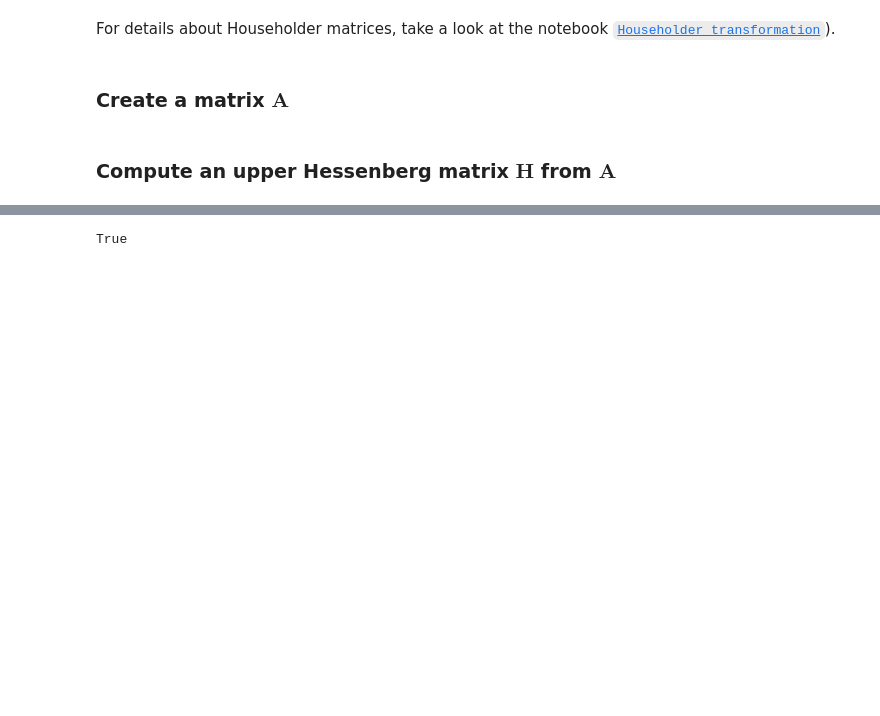
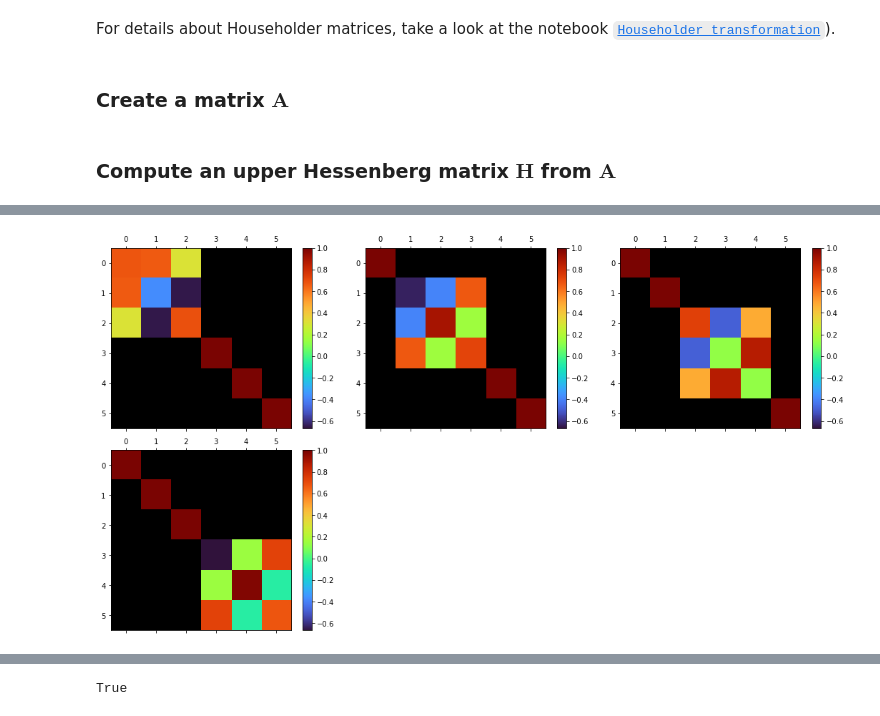
Before and after one commit to birocoles/matcomp, a Jupyter notebook: code/Francis_QR_step.ipynb, the cells around one changed output, grey strips where cells are left out. Cells and saved outputs as stored; diff of their text form; code cells hidden in the pictures; blank space fills up the shorter version.

```diff
--- a/code/Francis_QR_step.ipynb
+++ b/code/Francis_QR_step.ipynb
@@ -83,0 +189,23 @@ plf.plot_matrices(matrices=[H, ZTHZ, Pk], size=(15,4), tol=1e-15, shape=(1,3))
+# %%
+for k in range(0, N-3):
+
+    x = ZTHZ[k+1, k]
+    y = ZTHZ[k+2, k]
+    z = ZTHZ[k+3, k]
+
+    vk, betak = mca.House_vector([x,y,z])
+    v.append(vk)
+    beta.append(betak)
+
+    Pk = np.identity(N)
+    Pk[k+1:k+4,k+1:k+4] -= betak*np.outer(vk,vk)
+    P.append(Pk)
+
+    products.append(P[k+1]@ZTHZ@P[k+1])
+
+    ZTHZ[k+1:k+4,k:] = mca.House_matvec(ZTHZ[k+1:k+4,k:], vk, betak, 'PA')
+    ZTHZ[:k+5,k+1:k+4] = mca.House_matvec(ZTHZ[:k+5,k+1:k+4], vk, betak, 'AP')
+# %%
+plf.plot_matrices(matrices=P, size=(15,8), tol=1e-15, shape=(2,3))
+# %% [output]
+[figure, added]
```
Also changed, not shown: parts of 36 cells of this notebook, 5 other files.
